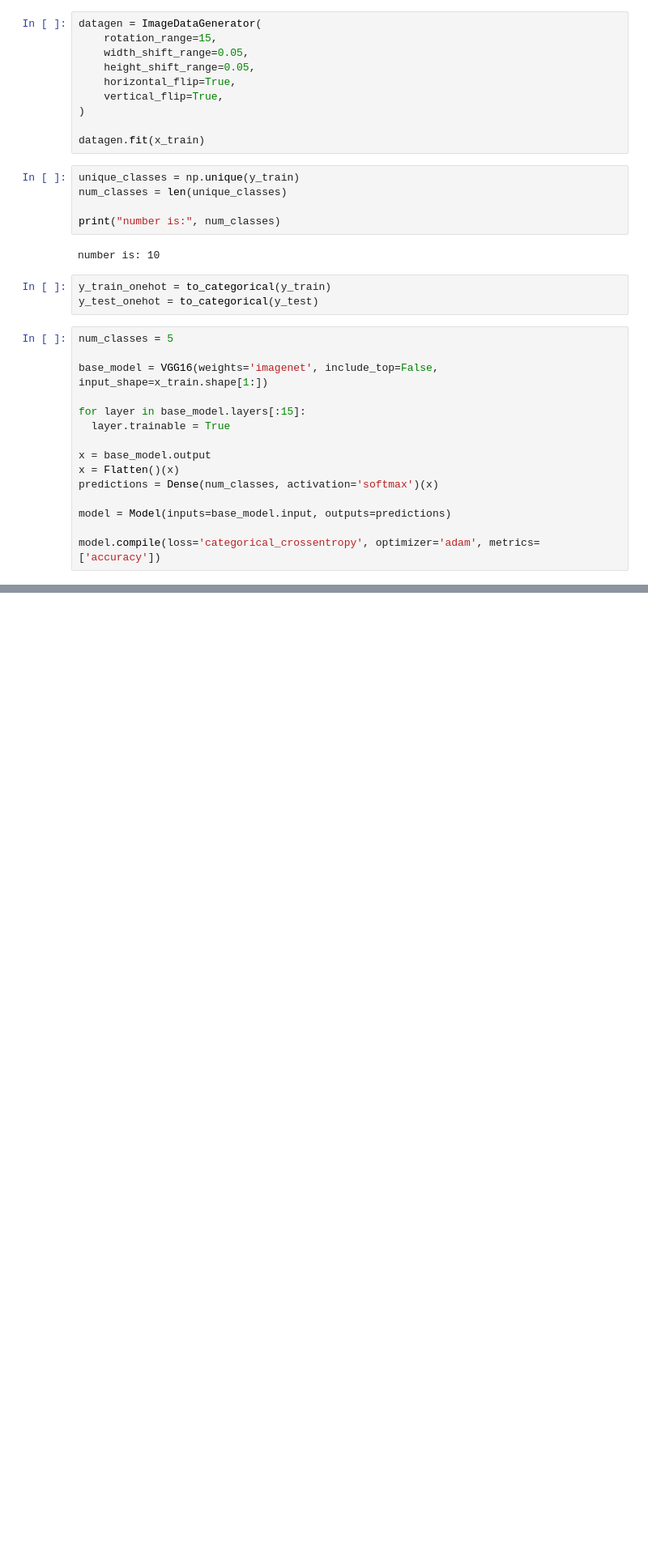
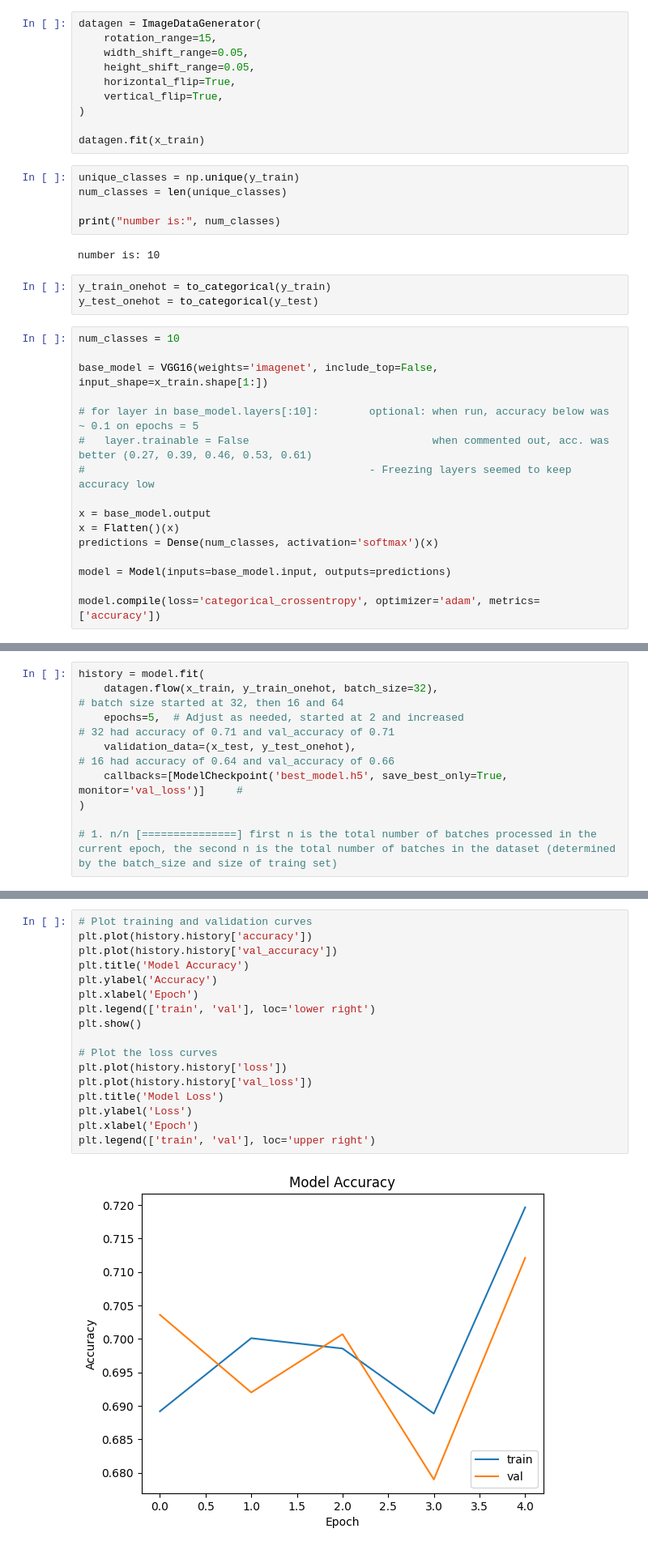
Before and after one commit to apbadzioch/CV_midterm_SP24, a Jupyter notebook: CV_MidTerm.ipynb, the cells around one changed output, grey strips where cells are left out. Shown: that part at 81% size. Saved outputs shown, nothing was run; the diff lists cells and outputs as text; blank space fills up the shorter version.

Commit message:
add model training

```diff
--- a/CV_MidTerm.ipynb
+++ b/CV_MidTerm.ipynb
@@ -98,12 +101,13 @@ number is: 10
 y_train_onehot = to_categorical(y_train)
 y_test_onehot = to_categorical(y_test)
 # %%
-num_classes = 5
+num_classes = 10
 
 base_model = VGG16(weights='imagenet', include_top=False, input_shape=x_train.shape[1:])
 
-for layer in base_model.layers[:15]:
-  layer.trainable = True
+# for layer in base_model.layers[:10]:        optional: when run, accuracy below was ~ 0.1 on epochs = 5
+#   layer.trainable = False                             when commented out, acc. was better (0.27, 0.39, 0.46, 0.53, 0.61)
+#                                             - Freezing layers seemed to keep accuracy low
 
 x = base_model.output
 x = Flatten()(x)
@@ -114,0 +122,9 @@ model.compile(loss='categorical_crossentropy', optimizer='adam', metrics=['accur
+# %%
+history = model.fit(
+    datagen.flow(x_train, y_train_onehot, batch_size=32),                                     # batch size started at 32, then 16 and 64
+    epochs=5,  # Adjust as needed, started at 2 and increased                                 # 32 had accuracy of 0.71 and val_accuracy of 0.71
+    validation_data=(x_test, y_test_onehot),                                                  # 16 had accuracy of 0.64 and val_accuracy of 0.66
+    callbacks=[ModelCheckpoint('best_model.h5', save_best_only=True, monitor='val_loss')]     #
+)
+
+# 1. n/n [===============] first n is the total number of batches processed in the current epoch, the second n is the total number of batches in the dataset (determined by the batch_size and size of traing set)
@@ -114,0 +142,19 @@ model.compile(loss='categorical_crossentropy', optimizer='adam', metrics=['accur
+# %%
+# Plot training and validation curves
+plt.plot(history.history['accuracy'])
+plt.plot(history.history['val_accuracy'])
+plt.title('Model Accuracy')
+plt.ylabel('Accuracy')
+plt.xlabel('Epoch')
+plt.legend(['train', 'val'], loc='lower right')
+plt.show()
+
+# Plot the loss curves
+plt.plot(history.history['loss'])
+plt.plot(history.history['val_loss'])
+plt.title('Model Loss')
+plt.ylabel('Loss')
+plt.xlabel('Epoch')
+plt.legend(['train', 'val'], loc='upper right')
+# %% [output]
+[figure, added]
```
Also changed, not shown: parts of 4 cells of this notebook.
